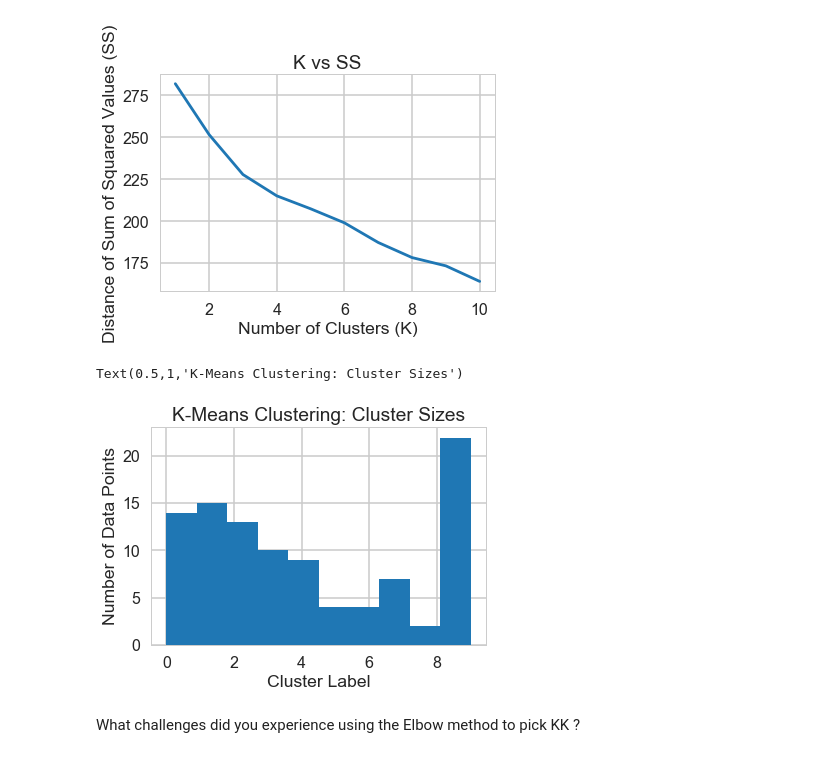
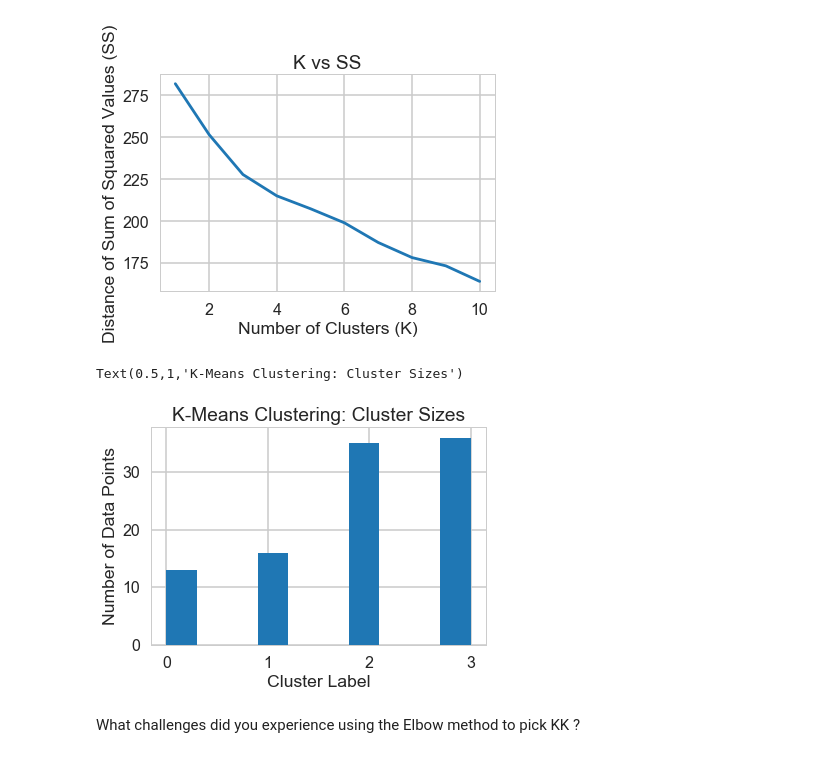
Before and after one commit to mlakabi/DataScienceCareerTrack, a Jupyter notebook: clustering/Mini_Project_Clustering.ipynb, the cells around one changed output. Drawn from its saved outputs; the diff is of its cells as text; code cells hidden in the pictures.

```diff
--- a/clustering/Mini_Project_Clustering.ipynb
+++ b/clustering/Mini_Project_Clustering.ipynb
@@ -131,15 +131,15 @@ Text(0.5,1,'K vs SS')
 [figure]
 # %%
 kmeans_update = KMeans(n_clusters=4, random_state=0).fit(x_cols)
-customers['cluster'] = kmeans.predict(x_cols)
+customers['cluster'] = kmeans_update.predict(x_cols)
 
 plt.hist(customers['cluster'])
 plt.xlabel('Cluster Label')
 plt.ylabel('Number of Data Points')
 plt.title('K-Means Clustering: Cluster Sizes')
 # %% [output]
 Text(0.5,1,'K-Means Clustering: Cluster Sizes')
-[figure, old version]
+[figure, new version]
 # %% [markdown]
 What challenges did you experience using the Elbow method to pick  KK ?
 # %% [markdown]
```
Also changed, not shown: parts of 6 cells of this notebook, 2 other files.
